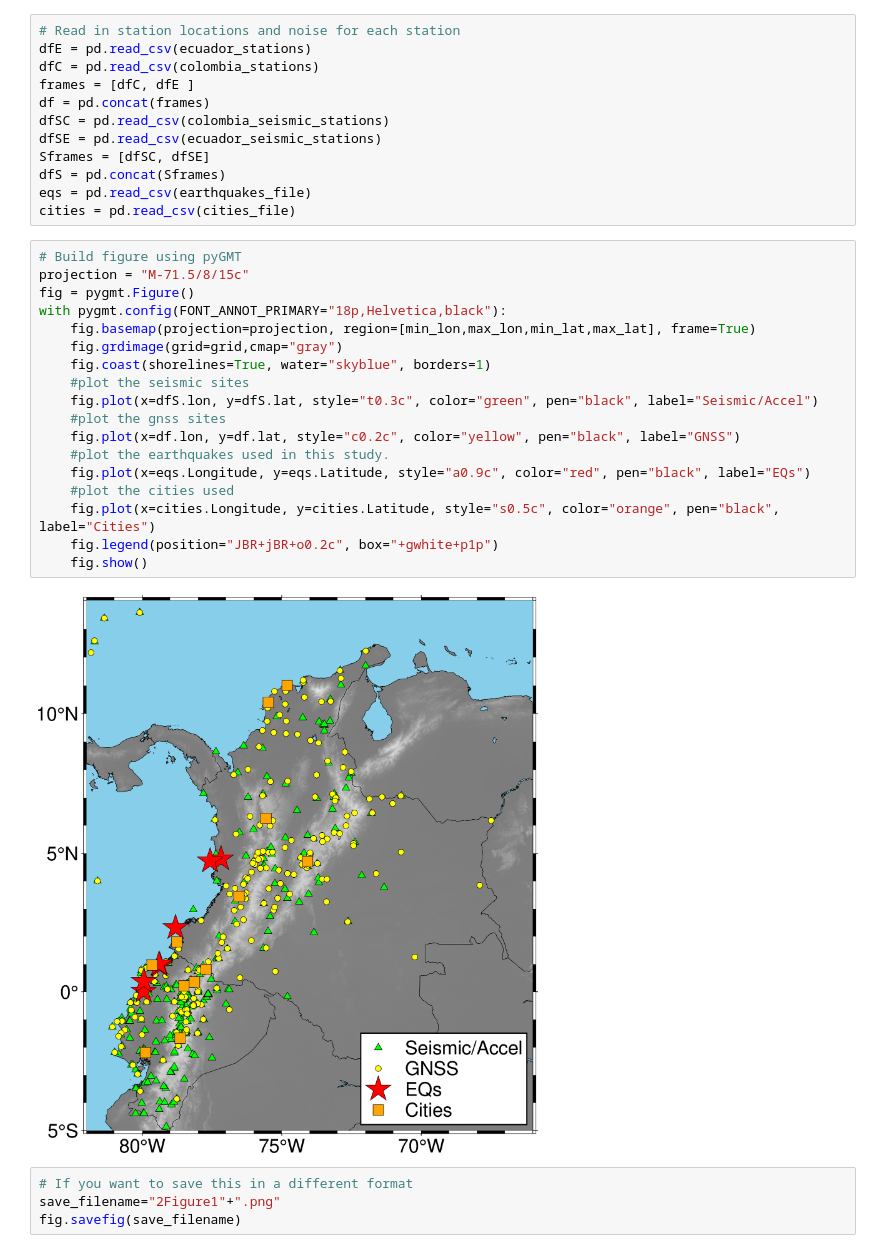
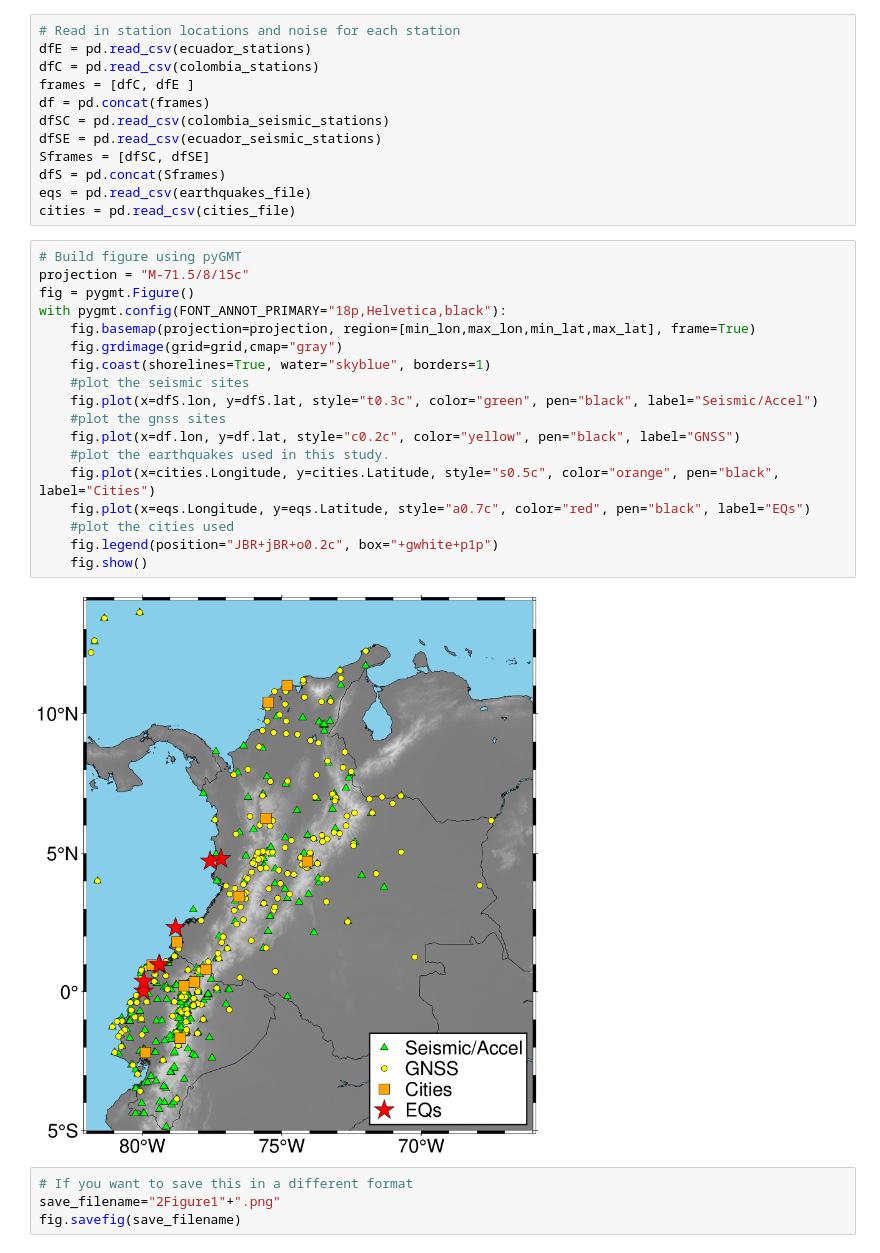
Before and after one commit to david-mencin/ColombiaEEW, a Jupyter notebook: Figure1.ipynb, the cells around one changed output. Drawn from its saved outputs; the diff is of its cells as text.

```diff
--- a/Figure1.ipynb
+++ b/Figure1.ipynb
@@ -33,23 +33,23 @@ cities = pd.read_csv(cities_file)
 # %%
 # Build figure using pyGMT
 projection = "M-71.5/8/15c"
 fig = pygmt.Figure()
 with pygmt.config(FONT_ANNOT_PRIMARY="18p,Helvetica,black"):
     fig.basemap(projection=projection, region=[min_lon,max_lon,min_lat,max_lat], frame=True)
     fig.grdimage(grid=grid,cmap="gray")
     fig.coast(shorelines=True, water="skyblue", borders=1)
     #plot the seismic sites
     fig.plot(x=dfS.lon, y=dfS.lat, style="t0.3c", color="green", pen="black", label="Seismic/Accel")
     #plot the gnss sites
     fig.plot(x=df.lon, y=df.lat, style="c0.2c", color="yellow", pen="black", label="GNSS")
     #plot the earthquakes used in this study.
-    fig.plot(x=eqs.Longitude, y=eqs.Latitude, style="a0.9c", color="red", pen="black", label="EQs")
+    fig.plot(x=cities.Longitude, y=cities.Latitude, style="s0.5c", color="orange", pen="black", label="Cities")
+    fig.plot(x=eqs.Longitude, y=eqs.Latitude, style="a0.7c", color="red", pen="black", label="EQs")
     #plot the cities used
-    fig.plot(x=cities.Longitude, y=cities.Latitude, style="s0.5c", color="orange", pen="black", label="Cities")
     fig.legend(position="JBR+jBR+o0.2c", box="+gwhite+p1p")
     fig.show()
 # %% [output]
-[figure, old version]
+[figure, new version]
 # %%
 # If you want to save this in a different format
 save_filename="2Figure1"+".png"
```
Also changed, not shown: 8 other files.
